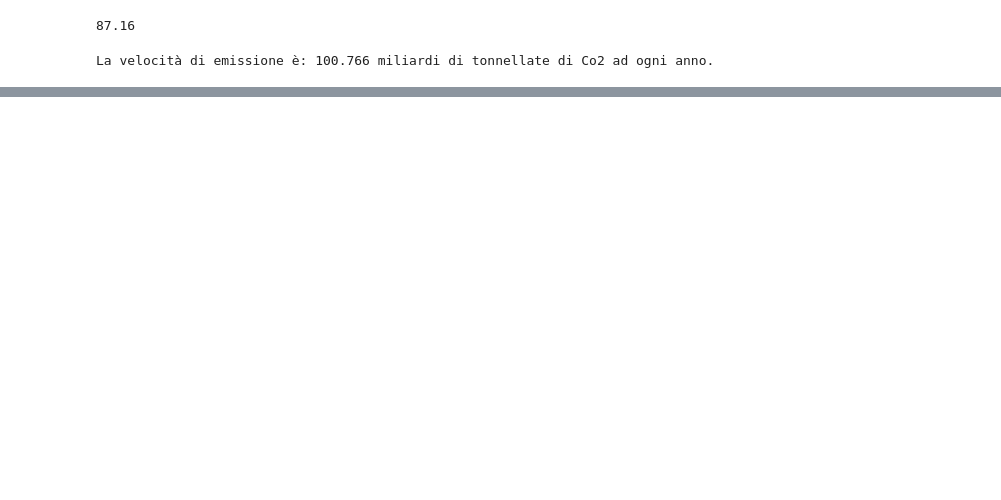
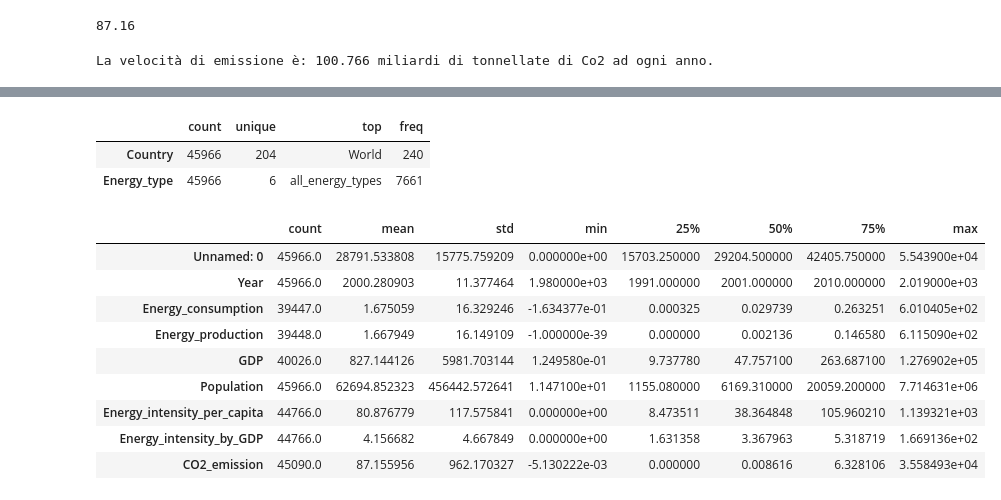
Before and after one commit to enzoschitini/repository, a Jupyter notebook: Progetti/GitHub/Umbria/umbria.ipynb, the cells around one changed output, grey strips where cells are left out. Drawn from its saved outputs; the diff is of its cells as text; code cells hidden in the pictures; blank space fills up the shorter version.

```diff
--- a/Progetti/GitHub/Umbria/umbria.ipynb
+++ b/Progetti/GitHub/Umbria/umbria.ipynb
@@ -229,0 +230,8 @@ La velocità di emissione è: 100.766 miliardi di tonnellate di Co2 ad ogni anno
+# %%
+import pandas as pd
+df = pd.read_csv(csv_base, na_values='na')
+
+struttura = df.shape
+struttura = str(struttura).replace('(', '').replace(')', '')
+struttura = str(struttura).strip().split(sep=',')
+print(f'Inormazioni dei dati: {valore_abbreviato(struttura[0])} righe e {valore_abbreviato(struttura[1])} colonne.')
@@ -229,0 +271,19 @@ La velocità di emissione è: 100.766 miliardi di tonnellate di Co2 ad ogni anno
+# %%
+df.select_dtypes('object').describe().transpose() # freq / count = %
+# %% [output]
+|  | count | unique | top | freq |
+| Country | 45966 | 204 | World | 240 |
+| Energy_type | 45966 | 6 | all_energy_types | 7661 |
+# %%
+df.drop('Country', axis=1).select_dtypes('number').describe().transpose()
+# %% [output]
+|  | count | mean | std | min | 25% | 50% | 75% | max |
+| Unnamed: 0 | 45966.0 | 28791.533808 | 15775.759209 | 0.000000e+00 | 15703.250000 | 29204.500000 | 42405.750000 | 5.543900e+04 |
+| Year | 45966.0 | 2000.280903 | 11.377464 | 1.980000e+03 | 1991.000000 | 2001.000000 | 2010.000000 | 2.019000e+03 |
+| Energy_consumption | 39447.0 | 1.675059 | 16.329246 | -1.634377e-01 | 0.000325 | 0.029739 | 0.263251 | 6.010405e+02 |
+| Energy_production | 39448.0 | 1.667949 | 16.149109 | -1.000000e-39 | 0.000000 | 0.002136 | 0.146580 | 6.115090e+02 |
+| GDP | 40026.0 | 827.144126 | 5981.703144 | 1.249580e-01 | 9.737780 | 47.757100 | 263.687100 | 1.276902e+05 |
+| Population | 45966.0 | 62694.852323 | 456442.572641 | 1.147100e+01 | 1155.080000 | 6169.310000 | 20059.200000 | 7.714631e+06 |
+| Energy_intensity_per_capita | 44766.0 | 80.876779 | 117.575841 | 0.000000e+00 | 8.473511 | 38.364848 | 105.960210 | 1.139321e+03 |
+| Energy_intensity_by_GDP | 44766.0 | 4.156682 | 4.667849 | 0.000000e+00 | 1.631358 | 3.367963 | 5.318719 | 1.669136e+02 |
+| CO2_emission | 45090.0 | 87.155956 | 962.170327 | -5.130222e-03 | 0.000000 | 0.008616 | 6.328106 | 3.558493e+04 |
```
Also changed, not shown: parts of 15 cells of this notebook, 36 other files.
